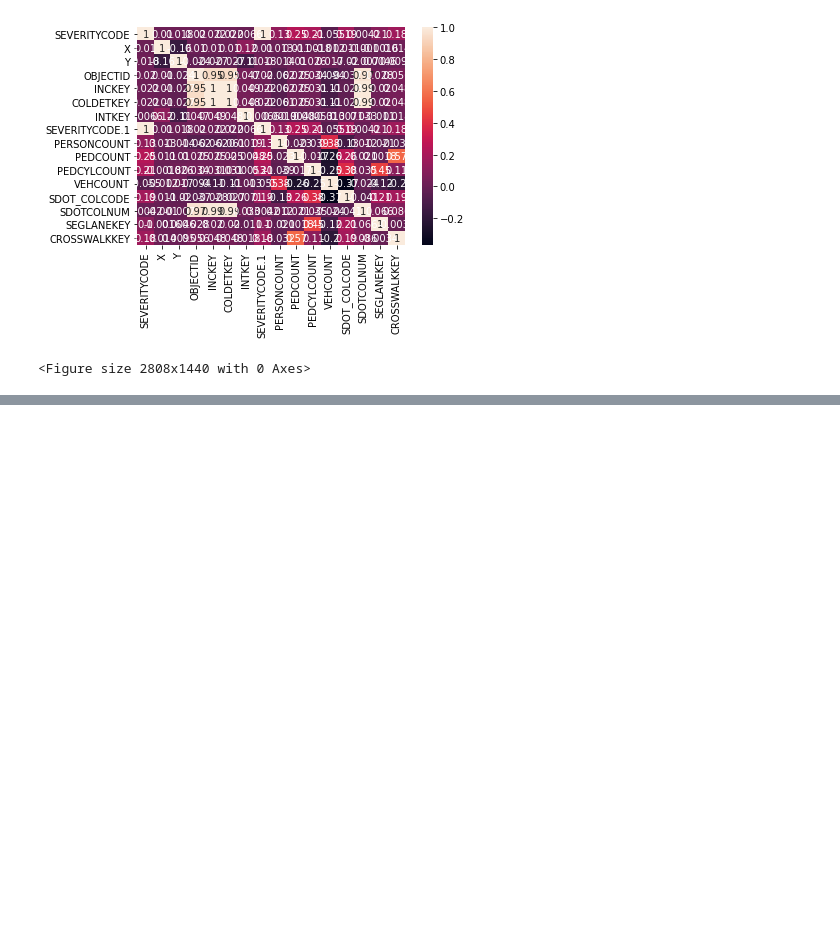
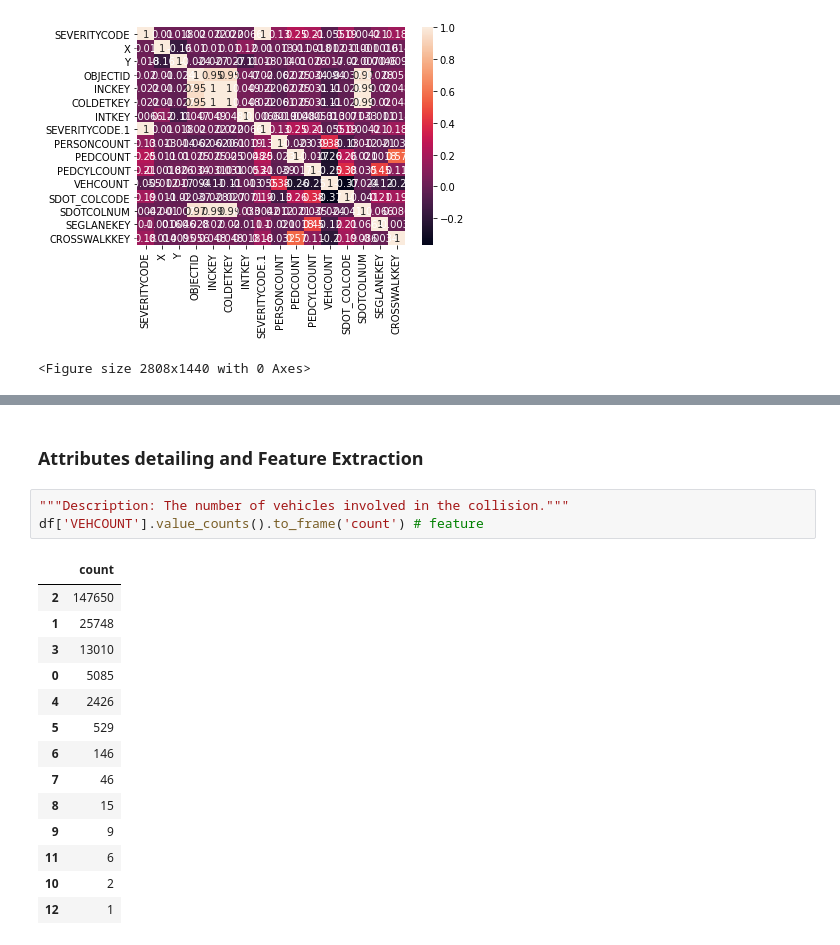
Before and after one commit to aks97cs/applied-datascience-on-car-collision, a Jupyter notebook: car-collision-capston.ipynb, the cells around one changed output, grey strips where cells are left out. Saved outputs shown, nothing was run; the diff lists cells and outputs as text; blank space fills up the shorter version.

Commit message:
feature extraction

```diff
--- a/car-collision-capston.ipynb
+++ b/car-collision-capston.ipynb
@@ -86,0 +112,20 @@ plt.show()
+# %% [markdown]
+### Attributes detailing and Feature Extraction
+# %%
+"""Description: The number of vehicles involved in the collision."""
+df['VEHCOUNT'].value_counts().to_frame('count') # feature
+# %% [output]
+|  | count |
+| 2 | 147650 |
+| 1 | 25748 |
+| 3 | 13010 |
+| 0 | 5085 |
+| 4 | 2426 |
+| 5 | 529 |
+| 6 | 146 |
+| 7 | 46 |
+| 8 | 15 |
+| 9 | 9 |
+| 11 | 6 |
+| 10 | 2 |
+| 12 | 1 |
```
Also changed, not shown: parts of 16 cells of this notebook.
